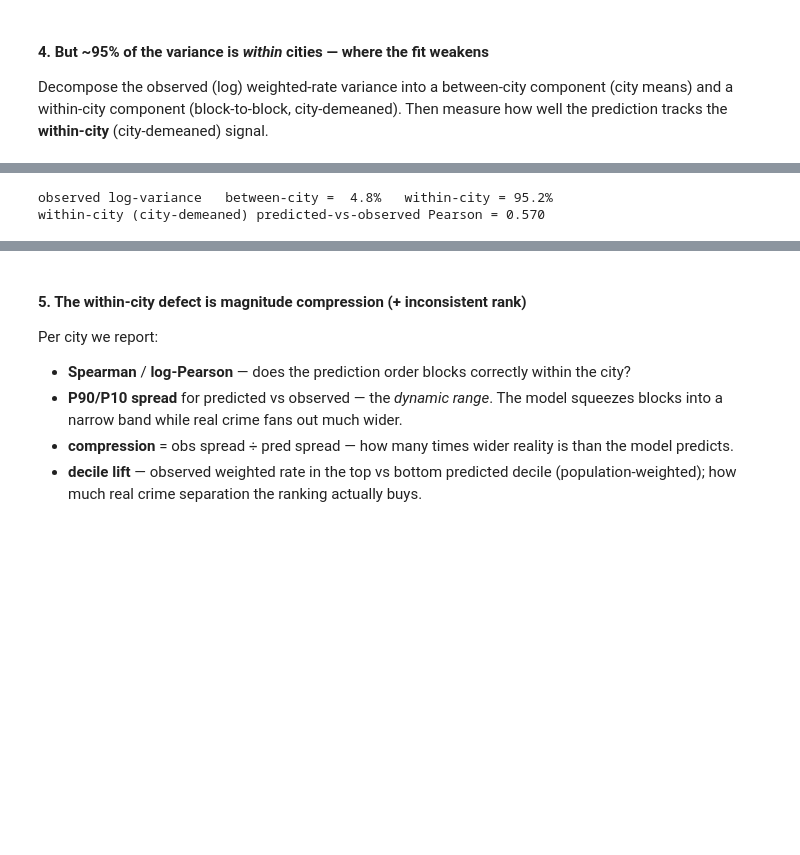
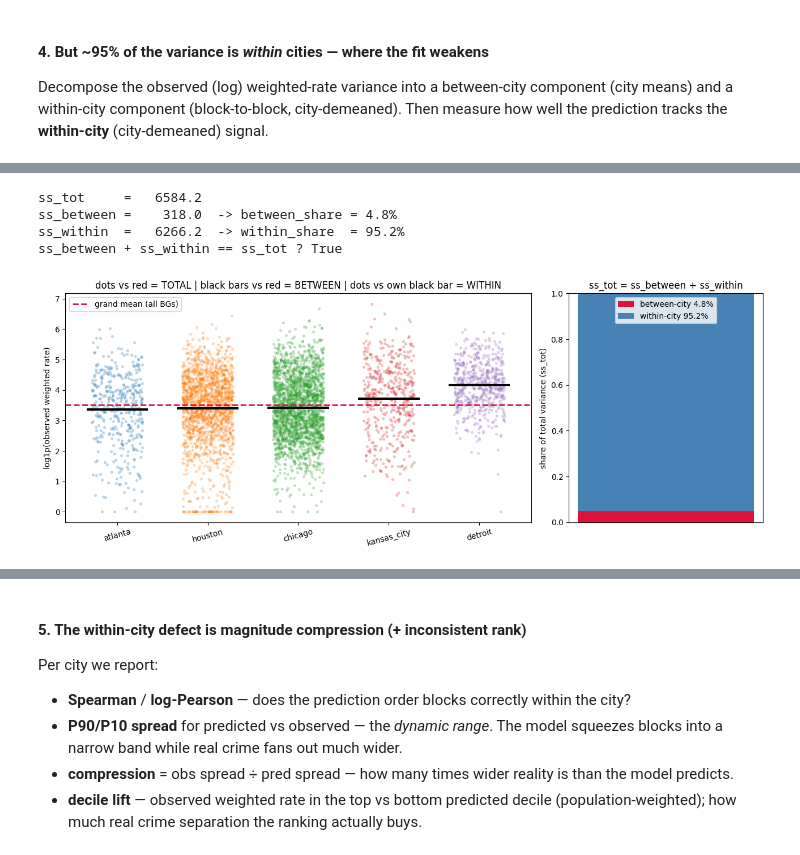
Before and after one commit to eprashar-clgx/crime-idx-2026, a Jupyter notebook: notebooks/regression_modelling/models/04_bg_comparison.ipynb, the cells around one changed output, grey strips where cells are left out. Saved outputs shown, nothing was run; the diff lists cells and outputs as text; code cells hidden in the pictures; blank space fills up the shorter version.

```diff
--- a/notebooks/regression_modelling/models/04_bg_comparison.ipynb
+++ b/notebooks/regression_modelling/models/04_bg_comparison.ipynb
@@ -158,16 +164,37 @@ the prediction tracks the **within-city** (city-demeaned) signal.
 # %%
-ss_tot = ((panel.lobs - panel.lobs.mean()) ** 2).sum()
-ss_between = (panel.groupby("city")
-              .apply(lambda g: len(g) * (g.lobs.mean() - panel.lobs.mean()) ** 2).sum())
-between_share = ss_between / ss_tot
+# panel.lobs is the log1p(observed weighted rate) value
+# lobs.mean() is the mean over all block groups of the 5 cities
+# ss_tot gives spread of every bg around overall average
+grand      = panel.lobs.mean()
+ss_tot     = ((panel.lobs - grand) ** 2).sum()
+ss_between = panel.groupby("city").apply(lambda g: len(g) * (g.lobs.mean() - grand) ** 2).sum()
+ss_within  = ((panel.lobs - panel.groupby("city").lobs.transform("mean")) ** 2).sum()   # only to check the identity
 
-panel["lpred_dm"] = panel.lpred - panel.groupby("city").lpred.transform("mean")
-panel["lobs_dm"] = panel.lobs - panel.groupby("city").lobs.transform("mean")
-within_r = pearsonr(panel.lpred_dm, panel.lobs_dm)[0]
+print(f"ss_tot     = {ss_tot:8.1f}")
+print(f"ss_between = {ss_between:8.1f}  -> between_share = {ss_between/ss_tot:.1%}")
+print(f"ss_within  = {ss_within:8.1f}  -> within_share  = {ss_within/ss_tot:.1%}")
+print(f"ss_between + ss_within == ss_tot ? {np.isclose(ss_between + ss_within, ss_tot)}")
 
-print(f"observed log-variance   between-city = {between_share:5.1%}   "
-      f"within-city = {1 - between_share:5.1%}")
-print(f"within-city (city-demeaned) predicted-vs-observed Pearson = {within_r:.3f}")
+order = panel.groupby("city").lobs.mean().sort_values().index.tolist()
+fig, (axL, axR) = plt.subplots(1, 2, figsize=(13, 5), gridspec_kw={"width_ratios": [2.4, 1]})
+rng = np.random.default_rng(0)
+for i, c in enumerate(order):
+    g = panel[panel.city == c]
+    axL.scatter(i + rng.uniform(-.28, .28, len(g)), g.lobs, s=8, alpha=.22)
+    axL.hlines(g.lobs.mean(), i - .34, i + .34, color="black", lw=3, zorder=5)   # city mean
+axL.axhline(grand, color="crimson", ls="--", lw=2, label="grand mean (all BGs)")
+axL.set_xticks(range(len(order))); axL.set_xticklabels(order, rotation=15)
+axL.set_ylabel("log1p(observed weighted rate)")
+axL.set_title("dots vs red = TOTAL | black bars vs red = BETWEEN | dots vs own black bar = WITHIN")
+axL.legend(loc="upper left")
+axR.bar(0, ss_between/ss_tot, .6, color="crimson",   label=f"between-city {ss_between/ss_tot:.1%}")
+axR.bar(0, ss_within/ss_tot,  .6, color="steelblue", bottom=ss_between/ss_tot, label=f"within-city {ss_within/ss_tot:.1%}")
+axR.set_xticks([]); axR.set_ylim(0, 1); axR.set_ylabel("share of total variance (ss_tot)")
+axR.set_title("ss_tot = ss_between + ss_within"); axR.legend(loc="upper center")
+plt.tight_layout(); plt.show()
 # %% [output]
-observed log-variance   between-city =  4.8%   within-city = 95.2%
-within-city (city-demeaned) predicted-vs-observed Pearson = 0.570
+ss_tot     =   6584.2
+ss_between =    318.0  -> between_share = 4.8%
+ss_within  =   6266.2  -> within_share  = 95.2%
+ss_between + ss_within == ss_tot ? True
+[figure, added]
```
Also changed, not shown: parts of 10 cells of this notebook.
